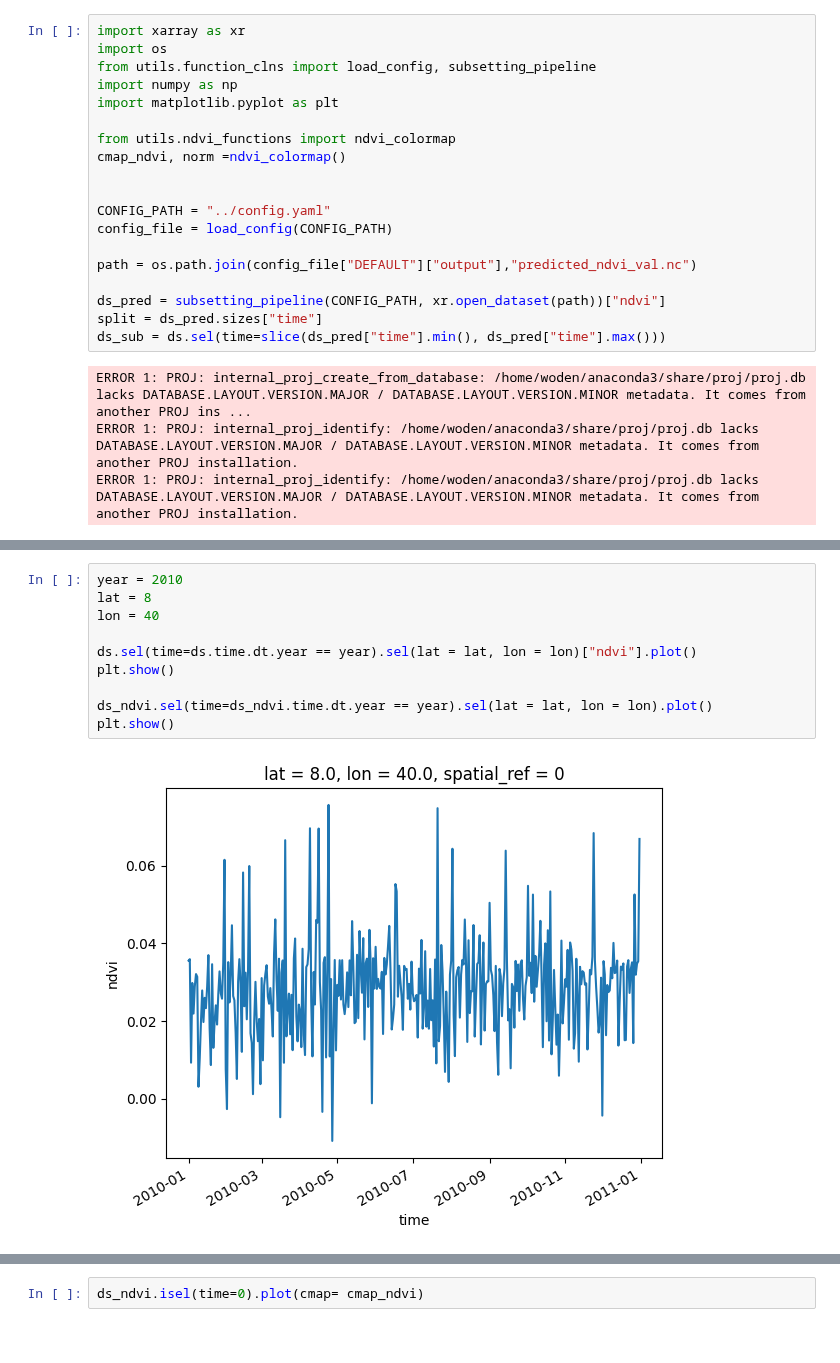
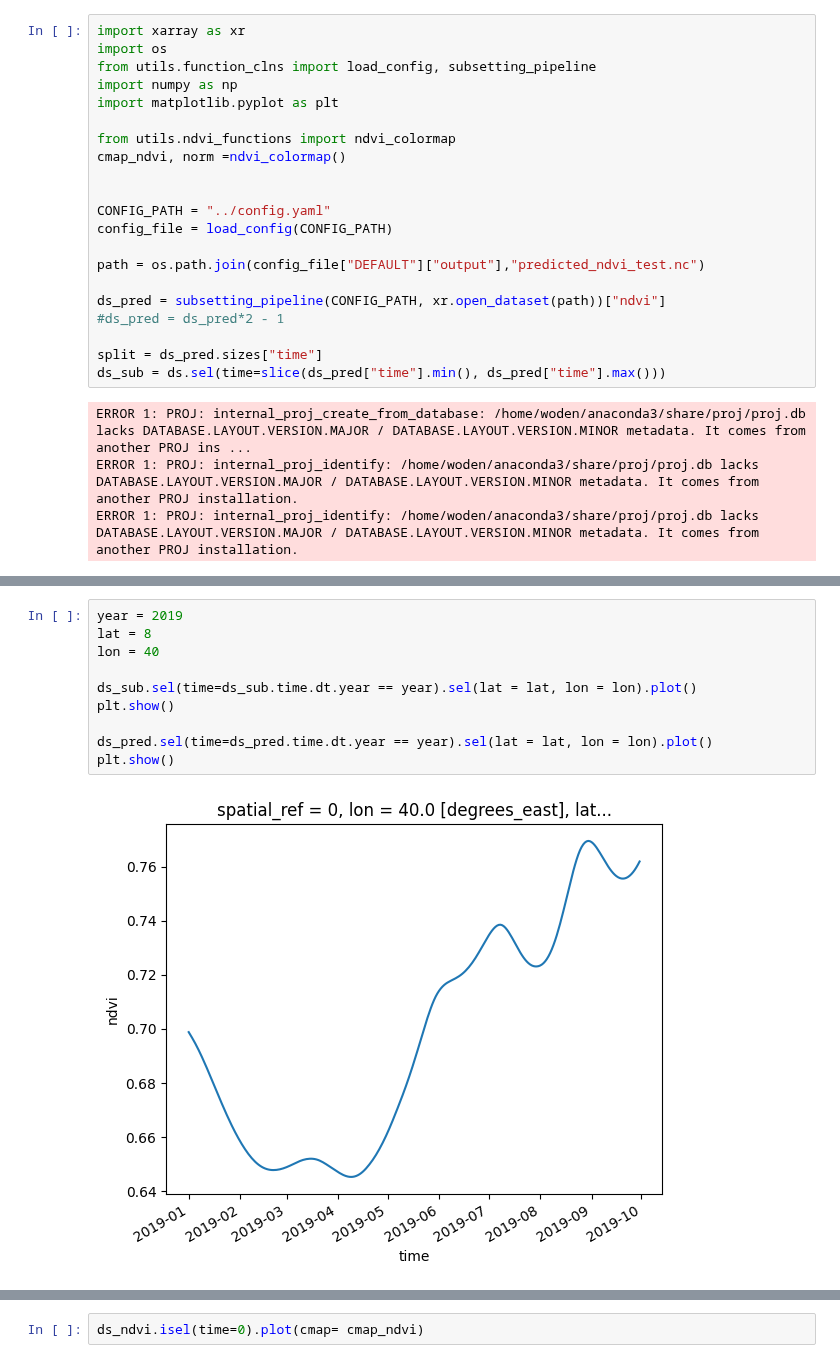
Before and after one commit to Riccardo7-DS/Indices_analysis, a Jupyter notebook: notebooks/model.ipynb, the cells around one changed output, grey strips where cells are left out. Cells and saved outputs as stored; diff of their text form.

```diff
--- a/notebooks/model.ipynb
+++ b/notebooks/model.ipynb
@@ -431,9 +561,11 @@ cmap_ndvi, norm =ndvi_colormap()
 CONFIG_PATH = "../config.yaml"
 config_file = load_config(CONFIG_PATH)
 
-path = os.path.join(config_file["DEFAULT"]["output"],"predicted_ndvi_val.nc")
+path = os.path.join(config_file["DEFAULT"]["output"],"predicted_ndvi_test.nc")
 
 ds_pred = subsetting_pipeline(CONFIG_PATH, xr.open_dataset(path))["ndvi"]
+#ds_pred = ds_pred*2 - 1
+
 split = ds_pred.sizes["time"]
 ds_sub = ds.sel(time=slice(ds_pred["time"].min(), ds_pred["time"].max()))
 # %% [output]
@@ -485,12 +603,12 @@ torch.Size([32, 34, 64, 64])
 # %%
-year = 2010
+year = 2019
 lat = 8
 lon = 40
 
-ds.sel(time=ds.time.dt.year == year).sel(lat = lat, lon = lon)["ndvi"].plot()
+ds_sub.sel(time=ds_sub.time.dt.year == year).sel(lat = lat, lon = lon).plot()
 plt.show()
 
-ds_ndvi.sel(time=ds_ndvi.time.dt.year == year).sel(lat = lat, lon = lon).plot()
+ds_pred.sel(time=ds_pred.time.dt.year == year).sel(lat = lat, lon = lon).plot()
 plt.show()
 # %% [output]
-[figure, old version]
+[figure, new version]
```
Also changed, not shown: parts of 18 cells of this notebook, 10 other files.
